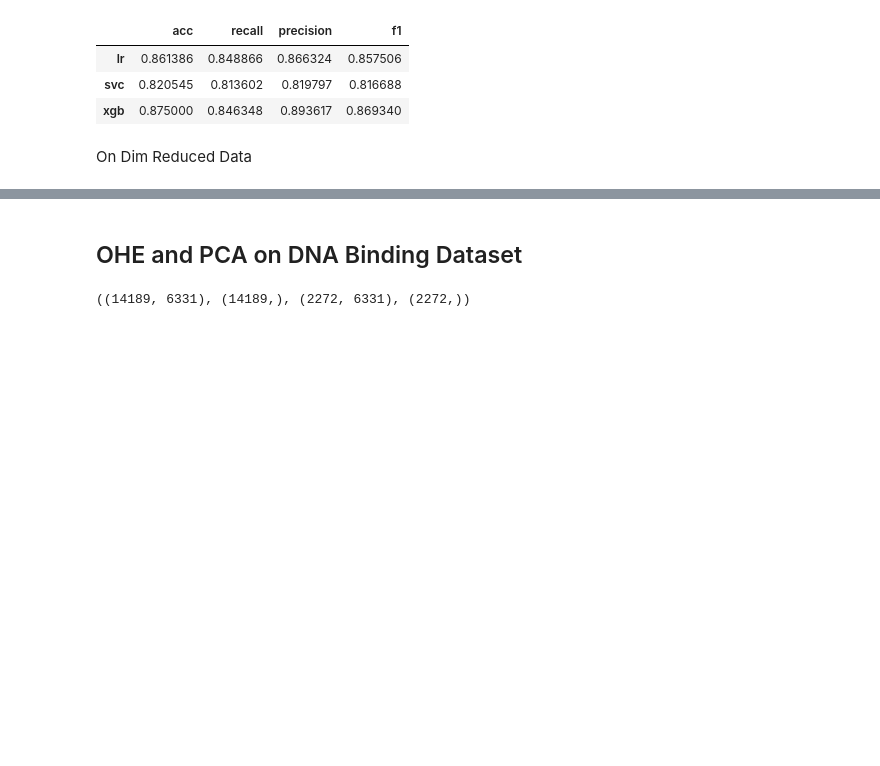
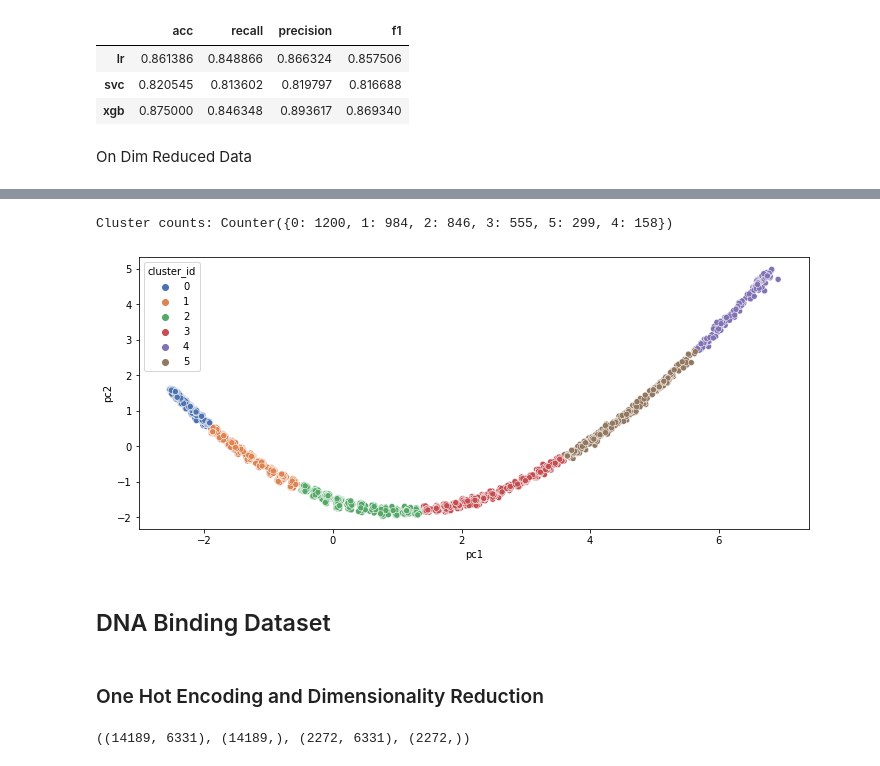
Before and after one commit to vin00d/peptide, a Jupyter notebook: 03_onehot.ipynb, the cells around one changed output, grey strips where cells are left out. Drawn from its saved outputs; the diff is of its cells as text; code cells hidden in the pictures; blank space fills up the shorter version.

```diff
--- a/03_onehot.ipynb
+++ b/03_onehot.ipynb
@@ -178,5 +352,12 @@ train_predict(X_train_pca, y_train, X_test_pca, y_test)
+# %%
+amp_learner_pca.analyze_clusters(X_pca, k=6)
+# %% [output]
+Cluster counts: Counter({0: 1200, 1: 984, 2: 846, 3: 555, 5: 299, 4: 158})
+[figure, added]
 # %% [markdown]
-## OHE and PCA on DNA Binding Dataset
+## DNA Binding Dataset
+# %% [markdown]
+### One Hot Encoding and Dimensionality Reduction
 # %%
 ohe = OneHotEncoder(handle_unknown="ignore", sparse=False)
 
```
Also changed, not shown: parts of 104 cells of this notebook, 9 other files.
